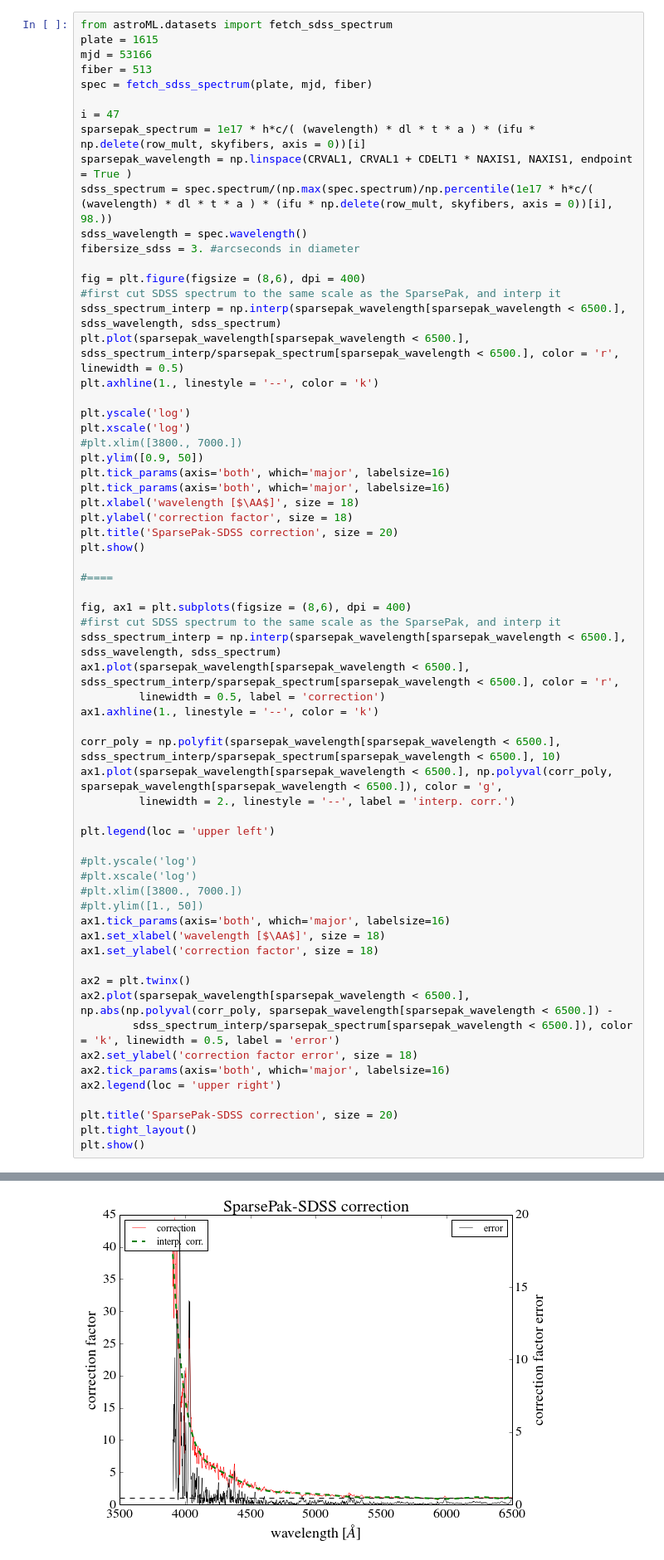
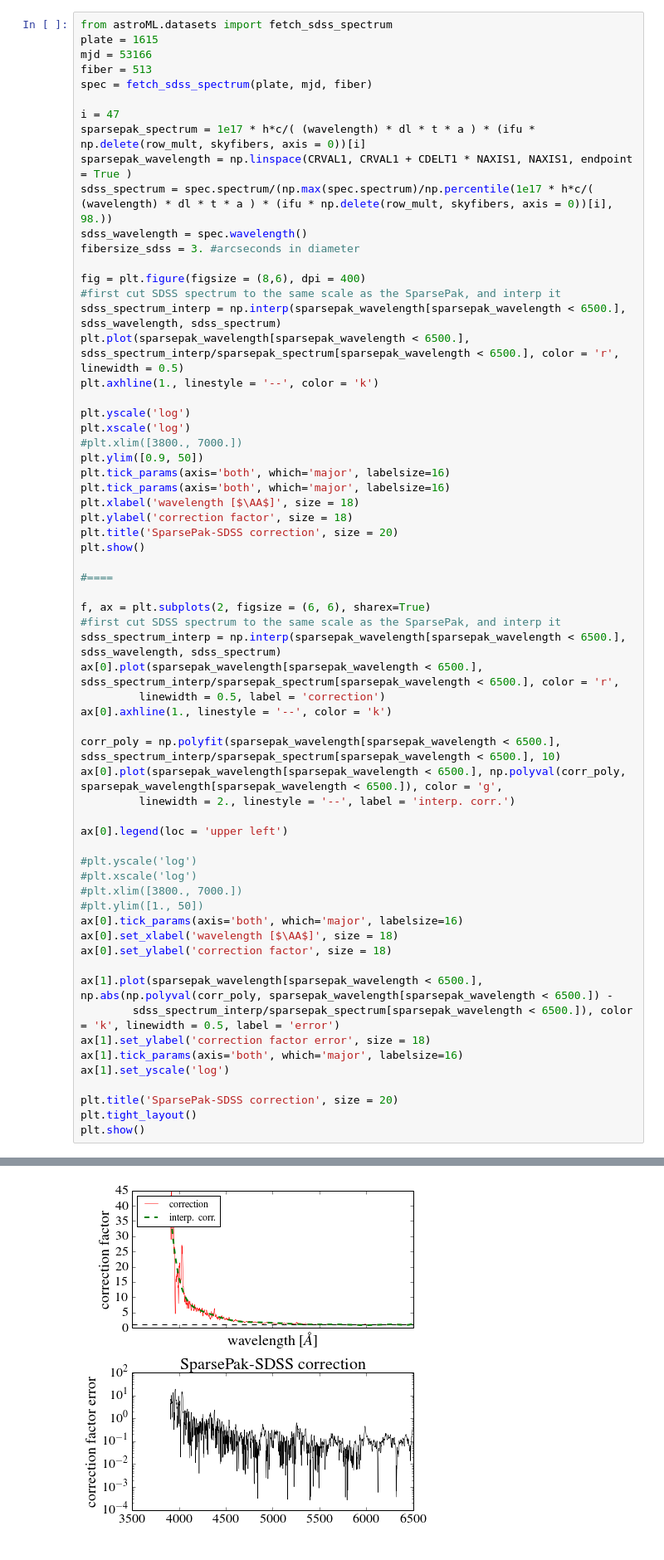
Before and after one commit to zpace/SparsePak-SFH, a Jupyter notebook: spectra_NGC2558.ipynb, the cells around one changed output, grey strips where cells are left out. Shown at 83% size. Drawn from its saved outputs; the diff is of its cells as text.

Commit message:
error plots in SparsePak-SDSS correction for NGC2588

```diff
--- a/spectra_NGC2558.ipynb
+++ b/spectra_NGC2558.ipynb
@@ -457,47 +457,46 @@ plt.xscale('log')
 plt.ylim([0.9, 50])
 plt.tick_params(axis='both', which='major', labelsize=16)
 plt.tick_params(axis='both', which='major', labelsize=16)
 plt.xlabel('wavelength [$\AA$]', size = 18)
 plt.ylabel('correction factor', size = 18)
 plt.title('SparsePak-SDSS correction', size = 20)
 plt.show()
 
 #====
 
-fig, ax1 = plt.subplots(figsize = (8,6), dpi = 400)
+f, ax = plt.subplots(2, figsize = (6, 6), sharex=True)
 #first cut SDSS spectrum to the same scale as the SparsePak, and interp it
 sdss_spectrum_interp = np.interp(sparsepak_wavelength[sparsepak_wavelength < 6500.], sdss_wavelength, sdss_spectrum)
-ax1.plot(sparsepak_wavelength[sparsepak_wavelength < 6500.], sdss_spectrum_interp/sparsepak_spectrum[sparsepak_wavelength < 6500.], color = 'r',
+ax[0].plot(sparsepak_wavelength[sparsepak_wavelength < 6500.], sdss_spectrum_interp/sparsepak_spectrum[sparsepak_wavelength < 6500.], color = 'r',
          linewidth = 0.5, label = 'correction')
-ax1.axhline(1., linestyle = '--', color = 'k')
+ax[0].axhline(1., linestyle = '--', color = 'k')
 
 corr_poly = np.polyfit(sparsepak_wavelength[sparsepak_wavelength < 6500.], sdss_spectrum_interp/sparsepak_spectrum[sparsepak_wavelength < 6500.], 10)
-ax1.plot(sparsepak_wavelength[sparsepak_wavelength < 6500.], np.polyval(corr_poly, sparsepak_wavelength[sparsepak_wavelength < 6500.]), color = 'g',
+ax[0].plot(sparsepak_wavelength[sparsepak_wavelength < 6500.], np.polyval(corr_poly, sparsepak_wavelength[sparsepak_wavelength < 6500.]), color = 'g',
          linewidth = 2., linestyle = '--', label = 'interp. corr.')
 
-plt.legend(loc = 'upper left')
+ax[0].legend(loc = 'upper left')
 
 #plt.yscale('log')
 #plt.xscale('log')
 #plt.xlim([3800., 7000.])
 #plt.ylim([1., 50])
-ax1.tick_params(axis='both', which='major', labelsize=16)
-ax1.set_xlabel('wavelength [$\AA$]', size = 18)
-ax1.set_ylabel('correction factor', size = 18)
+ax[0].tick_params(axis='both', which='major', labelsize=16)
+ax[0].set_xlabel('wavelength [$\AA$]', size = 18)
+ax[0].set_ylabel('correction factor', size = 18)
 
-ax2 = plt.twinx()
-ax2.plot(sparsepak_wavelength[sparsepak_wavelength < 6500.], np.abs(np.polyval(corr_poly, sparsepak_wavelength[sparsepak_wavelength < 6500.]) -
+ax[1].plot(sparsepak_wavelength[sparsepak_wavelength < 6500.], np.abs(np.polyval(corr_poly, sparsepak_wavelength[sparsepak_wavelength < 6500.]) -
         sdss_spectrum_interp/sparsepak_spectrum[sparsepak_wavelength < 6500.]), color = 'k', linewidth = 0.5, label = 'error')
-ax2.set_ylabel('correction factor error', size = 18)
-ax2.tick_params(axis='both', which='major', labelsize=16)
-ax2.legend(loc = 'upper right')
+ax[1].set_ylabel('correction factor error', size = 18)
+ax[1].tick_params(axis='both', which='major', labelsize=16)
+ax[1].set_yscale('log')
 
 plt.title('SparsePak-SDSS correction', size = 20)
 plt.tight_layout()
 plt.show()
 # %% [output]
 [figure]
-[figure, old version]
+[figure, new version]
 # %% [markdown]
 # Test Spectra
 # %%
```
